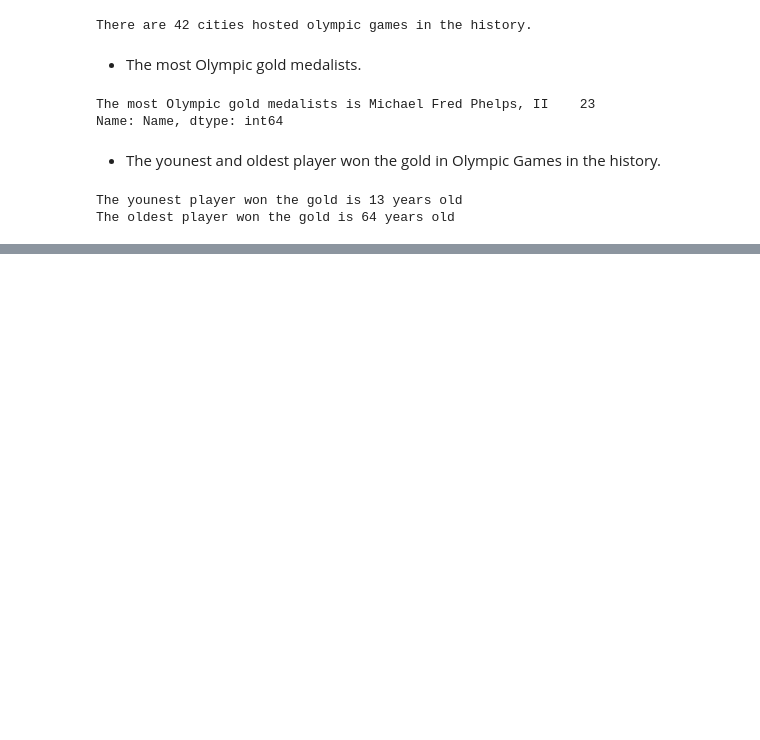
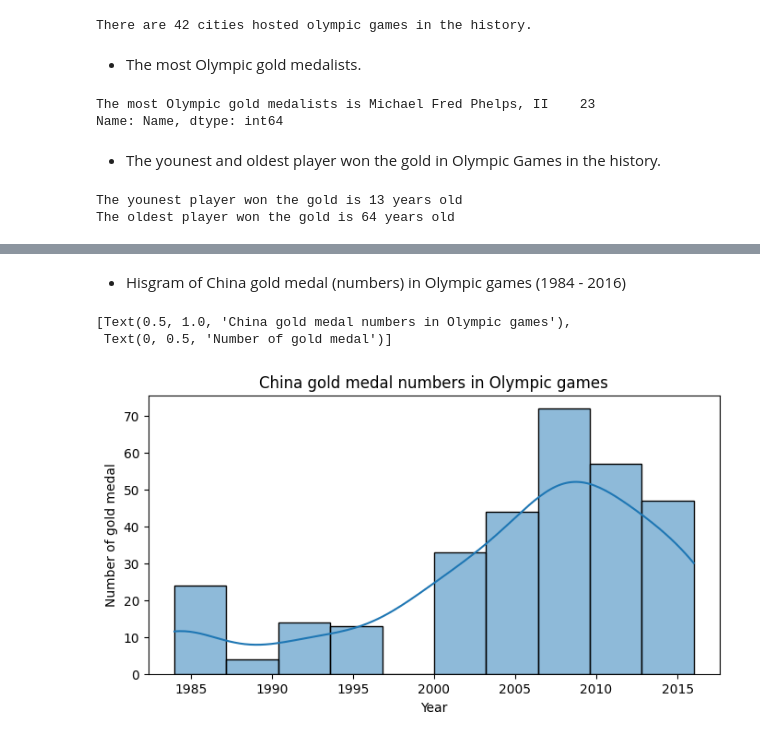
Before and after one commit to cooperhankun/Databehandling-OS-projekt-Kun-Xiu, a Jupyter notebook: Projekt-OS.ipynb, the cells around one changed output, grey strips where cells are left out. Drawn from its saved outputs; the diff is of its cells as text; code cells hidden in the pictures; blank space fills up the shorter version.

```diff
--- a/Projekt-OS.ipynb
+++ b/Projekt-OS.ipynb
@@ -133,0 +171,11 @@ The oldest player won the gold is 64 years old
+# %% [markdown]
+- Hisgram of China gold medal (numbers) in Olympic games (1984 - 2016)
+# %%
+china_gold = players_os["Year"][players_os["Team"]=="China"][players_os["Medal"]=="Gold"].reset_index()
+
+fig = plt.subplots(dpi=100, figsize=(8,4))
+sns.histplot(china_gold, x="Year", kde=True).set(title="China gold medal numbers in Olympic games", ylabel="Number of gold medal")
+# %% [output]
+[Text(0.5, 1.0, 'China gold medal numbers in Olympic games'),
+ Text(0, 0.5, 'Number of gold medal')]
+[figure, added]
```
Also changed, not shown: parts of 7 cells of this notebook.
